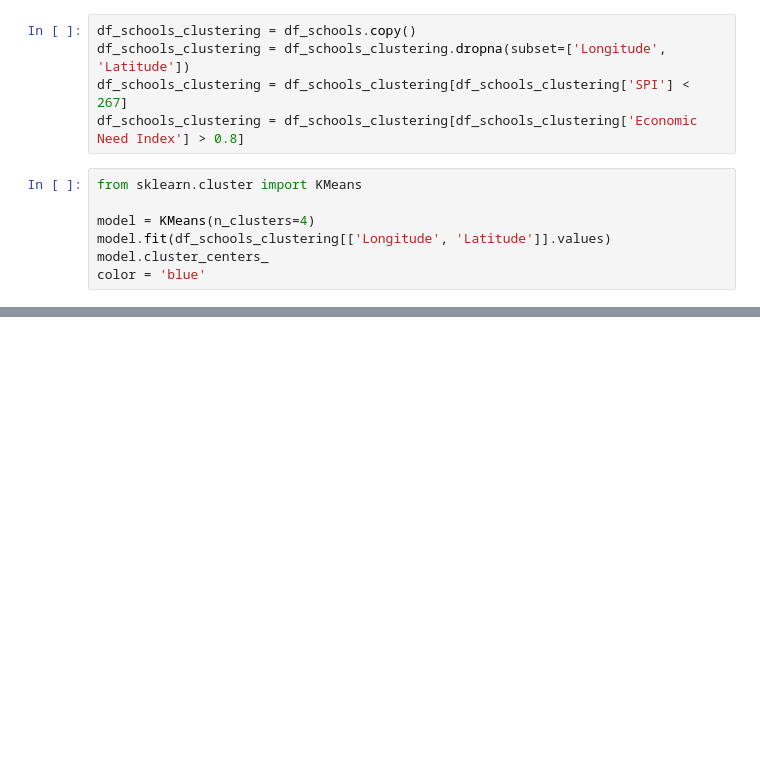
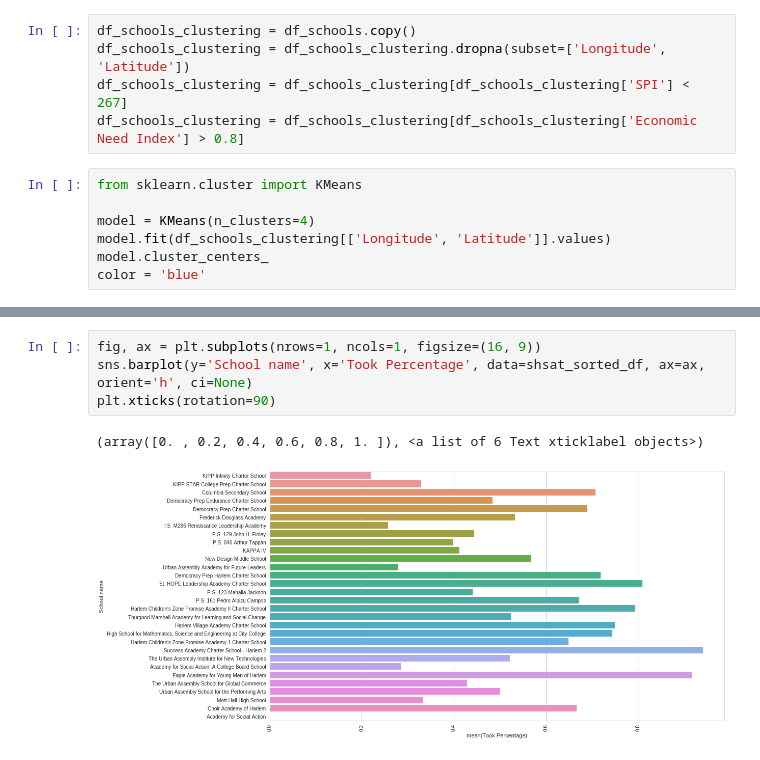
Before and after one commit to infocusp/passnyc_data_science_for_good, a Jupyter notebook: code/sandbox/falak/ds_for_good.ipynb, the cells around one changed output, grey strips where cells are left out. Saved outputs shown, nothing was run; the diff lists cells and outputs as text; blank space fills up the shorter version.

```diff
--- a/code/sandbox/falak/ds_for_good.ipynb
+++ b/code/sandbox/falak/ds_for_good.ipynb
@@ -601,0 +635,7 @@ school_map
+# %%
+fig, ax = plt.subplots(nrows=1, ncols=1, figsize=(16, 9))
+sns.barplot(y='School name', x='Took Percentage', data=shsat_sorted_df, ax=ax, orient='h', ci=None)
+plt.xticks(rotation=90)
+# %% [output]
+(array([0. , 0.2, 0.4, 0.6, 0.8, 1. ]), <a list of 6 Text xticklabel objects>)
+[figure, added]
```
Also changed, not shown: parts of 13 cells of this notebook.
